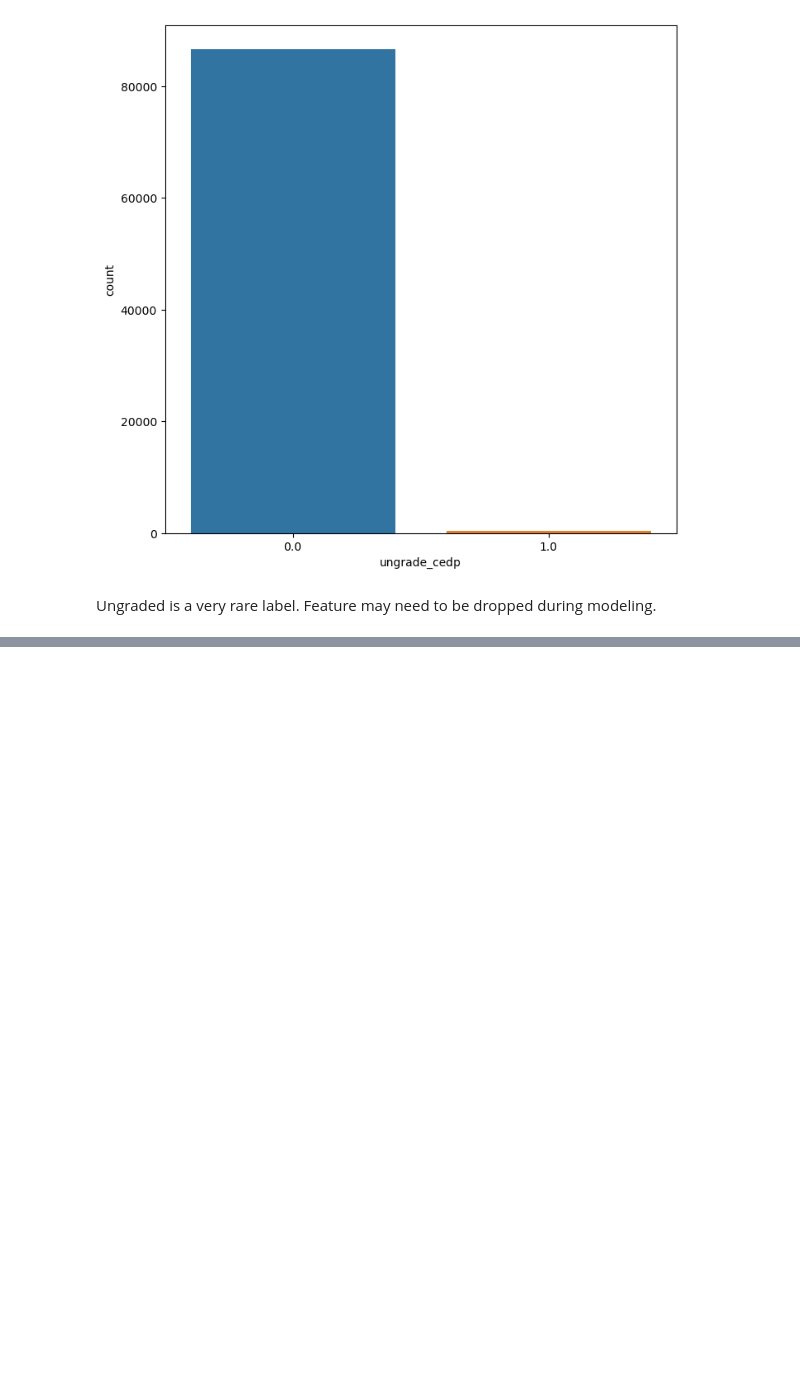
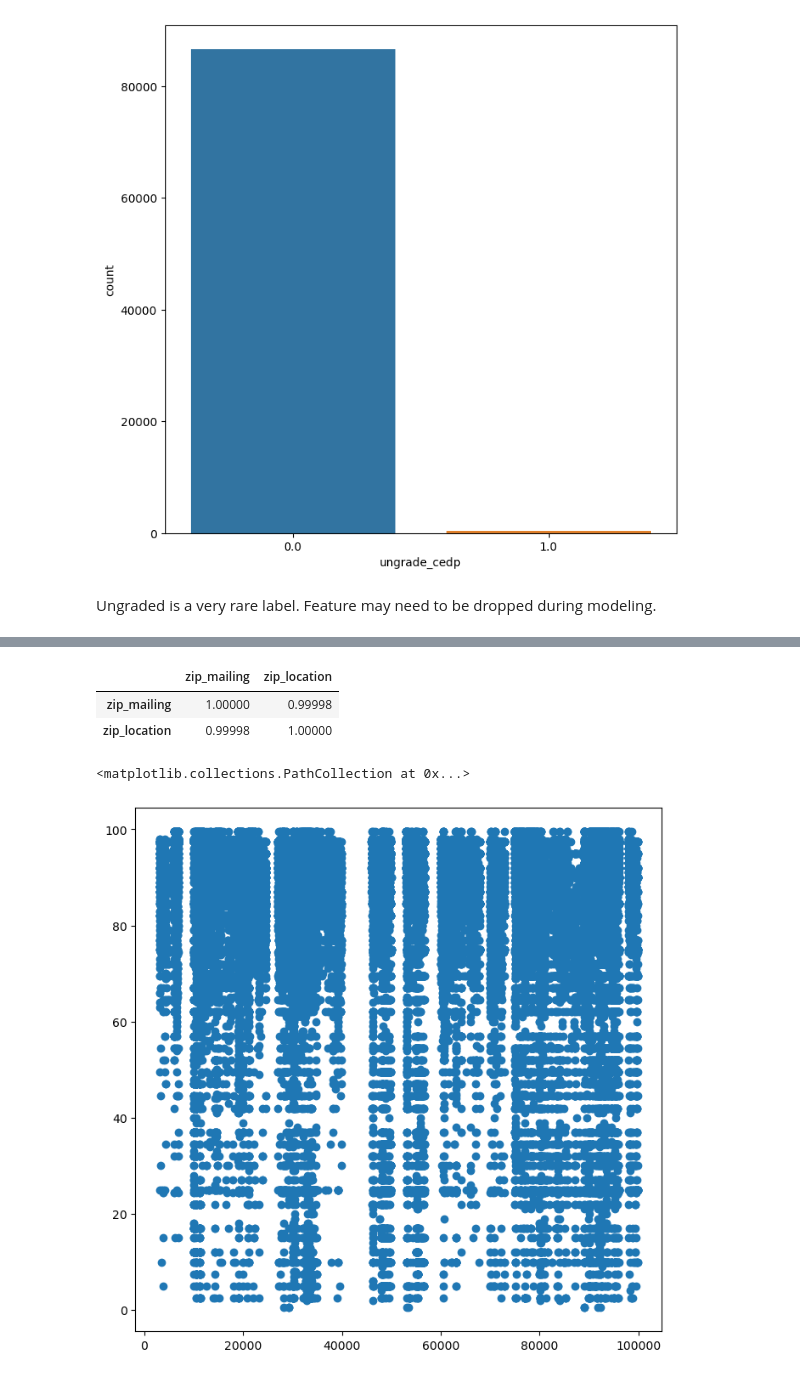
Before and after one commit to georgetown-analytics/student-outcomes, a Jupyter notebook: notebooks/eda.ipynb, the cells around one changed output, grey strips where cells are left out. Cells and saved outputs as stored; diff of their text form; code cells hidden in the pictures; blank space fills up the shorter version.

```diff
--- a/notebooks/eda.ipynb
+++ b/notebooks/eda.ipynb
@@ -186,0 +216,13 @@ df[['ALL_COHORT_','enrollment']].corr()
+# %%
+# Zip mailing and zip location have virtually the exact same information. One can be dropped.
+df[['zip_mailing','zip_location']].corr()
+# %% [output]
+|  | zip_mailing | zip_location |
+| zip_mailing | 1.00000 | 0.99998 |
+| zip_location | 0.99998 | 1.00000 |
+# %%
+# Are the zip code and the graduation rate related in any obvious way?
+plt.scatter(x=df['zip_location'],y=df['ALL_RATE_'])
+# %% [output]
+<matplotlib.collections.PathCollection at 0x...>
+[figure, added]
```
Also changed, not shown: parts of 19 cells of this notebook.
